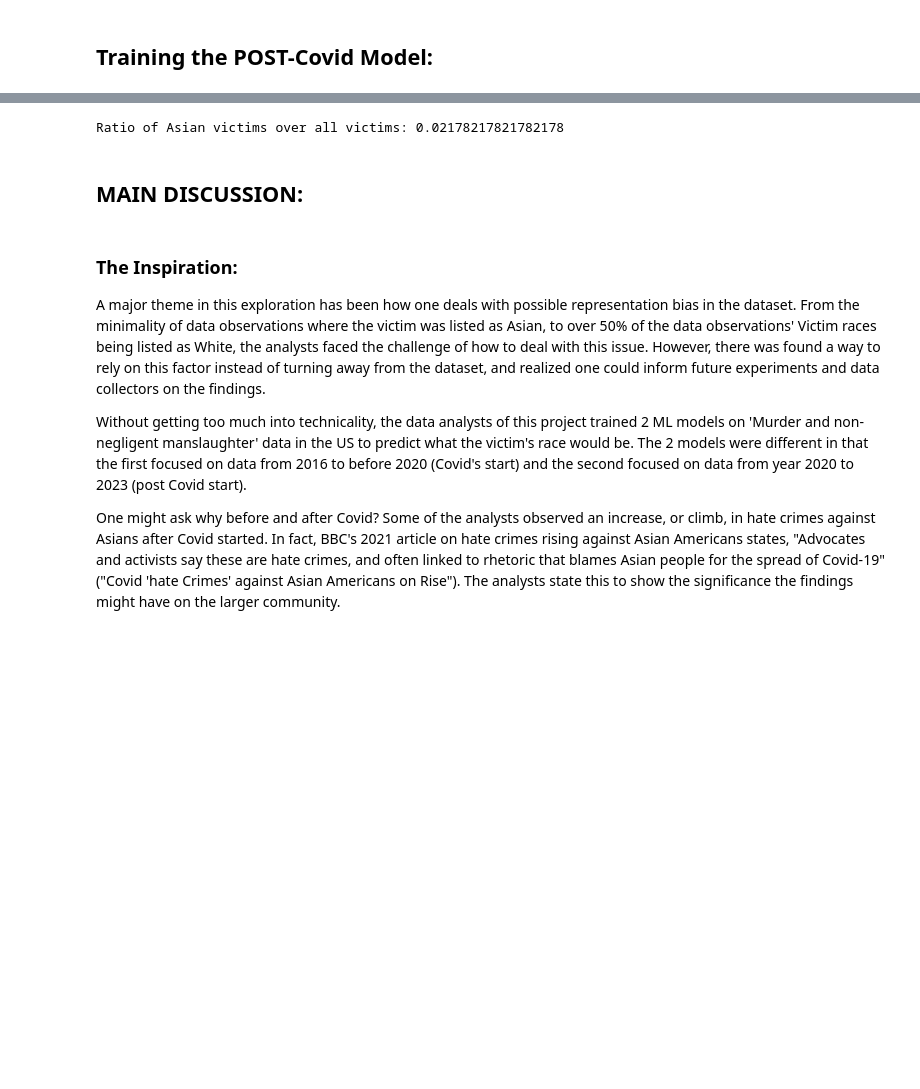
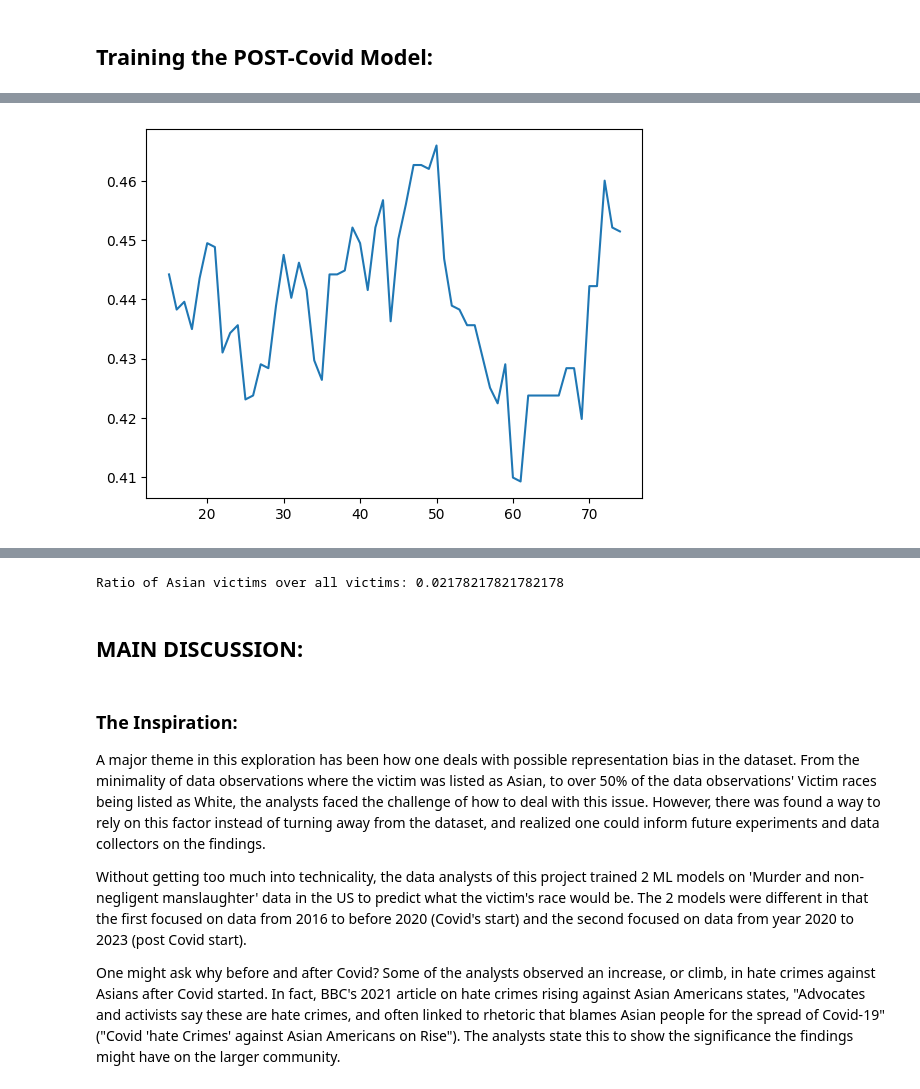
Before and after one commit to RyanErm/mlproject, a Jupyter notebook: Model.ipynb, the cells around one changed output, grey strips where cells are left out. Drawn from its saved outputs; the diff is of its cells as text; code cells hidden in the pictures; blank space fills up the shorter version.

```diff
--- a/Model.ipynb
+++ b/Model.ipynb
@@ -374,3 +387,8 @@ Best min_sample_leaf value: 1 with Accuracy of 0.409
+# %%
+plt.plot(leaf_values, acc_list_post)
+plt.show()
+# %% [output]
+[figure, added]
 # %%
 for i in range(10):
     print(f"Predicted: {y_hat_post[i]} | Actual: {Y_test_post.iloc[i]}")
```
Also changed, not shown: parts of 24 cells of this notebook.
